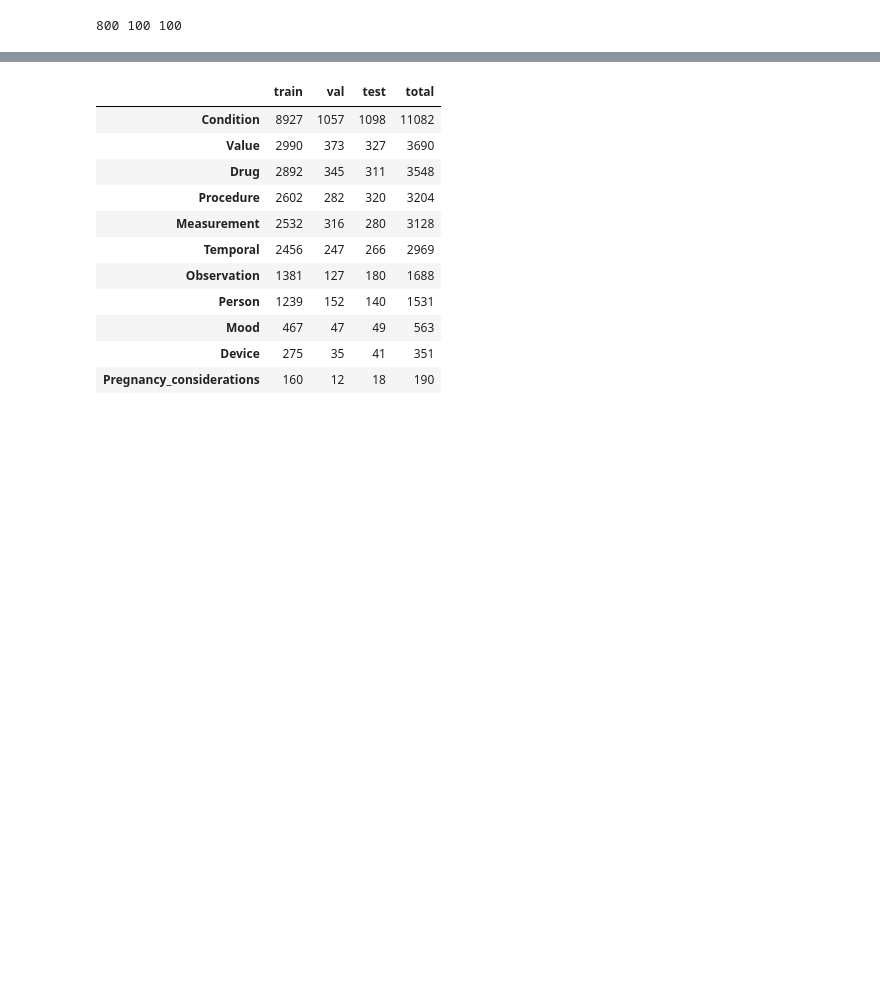
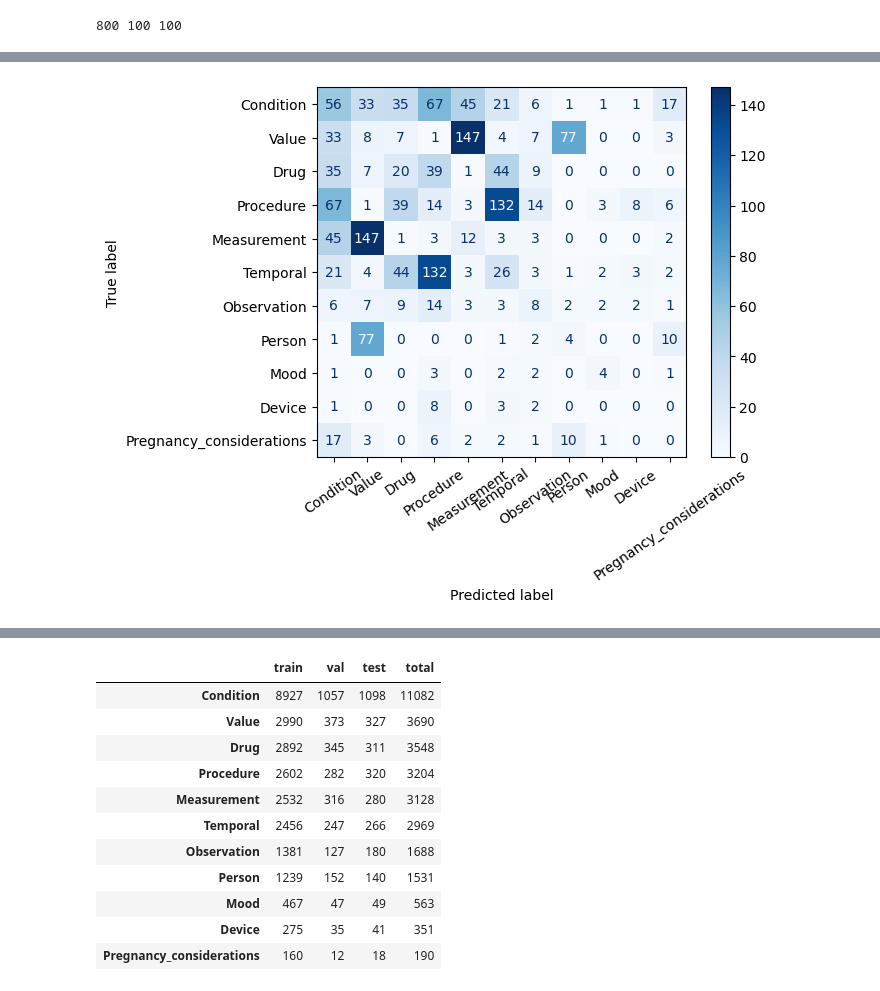
Before and after one commit to jlopetegui98/NER-ClinicalTrials-Eligibility-Criteria, a Jupyter notebook: DataAnalysis/data_processing.ipynb, the cells around one changed output, grey strips where cells are left out. Drawn from its saved outputs; the diff is of its cells as text; code cells hidden in the pictures; blank space fills up the shorter version.

```diff
--- a/DataAnalysis/data_processing.ipynb
+++ b/DataAnalysis/data_processing.ipynb
@@ -410,0 +402,9 @@ dict_entities_test = save_selected_entities(test_trials, selected_entities, data
+# %%
+# plot a heatmap with the conflicts
+conflicts_dict = {key: {key_: 0 for key_ in selected_entities} for key in selected_entities}
+for conf_dic in [conflicts_train, conflicts_val, conflicts_test]:
+    for key, value in conf_dic.items():
+        for key_, value_ in value.items():
+            conflicts_dict[key][key_] += value_
+conflicts_df = pd.DataFrame.from_dict(conflicts_dict)
+conflicts_df
@@ -411,3 +424,14 @@ dict_entities_test = save_selected_entities(test_trials, selected_entities, data
+# %%
+conf_m = conflicts_df.to_numpy()
+# %%
+# import confusion matrix plot
+from sklearn.metrics import confusion_matrix, ConfusionMatrixDisplay
+disp = ConfusionMatrixDisplay(confusion_matrix=conf_m, display_labels=selected_entities)
+disp.plot(cmap="Blues")
+plt.xticks(rotation=35)
+plt.show()
+# %% [output]
+[figure, added]
 # %%
 entities_df = pd.DataFrame(columns=['train', 'val', 'test'])
 entities_df['train'] = dict_entites_train.values()
```
Also changed, not shown: parts of 11 cells of this notebook.
